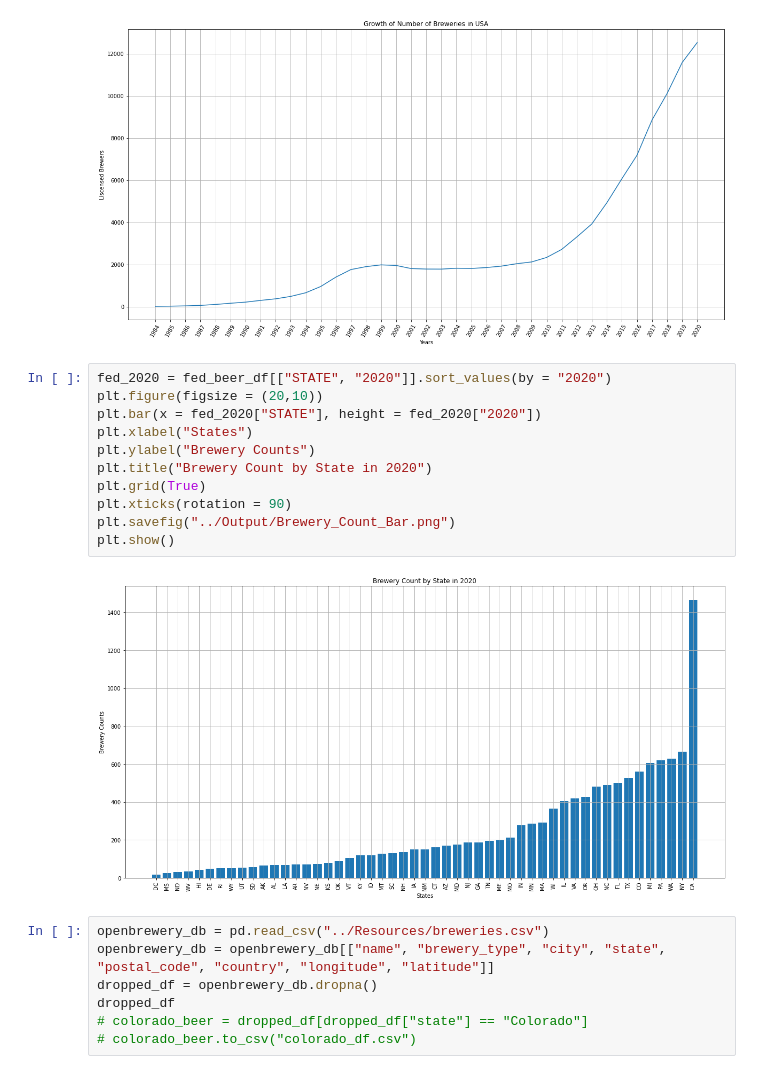
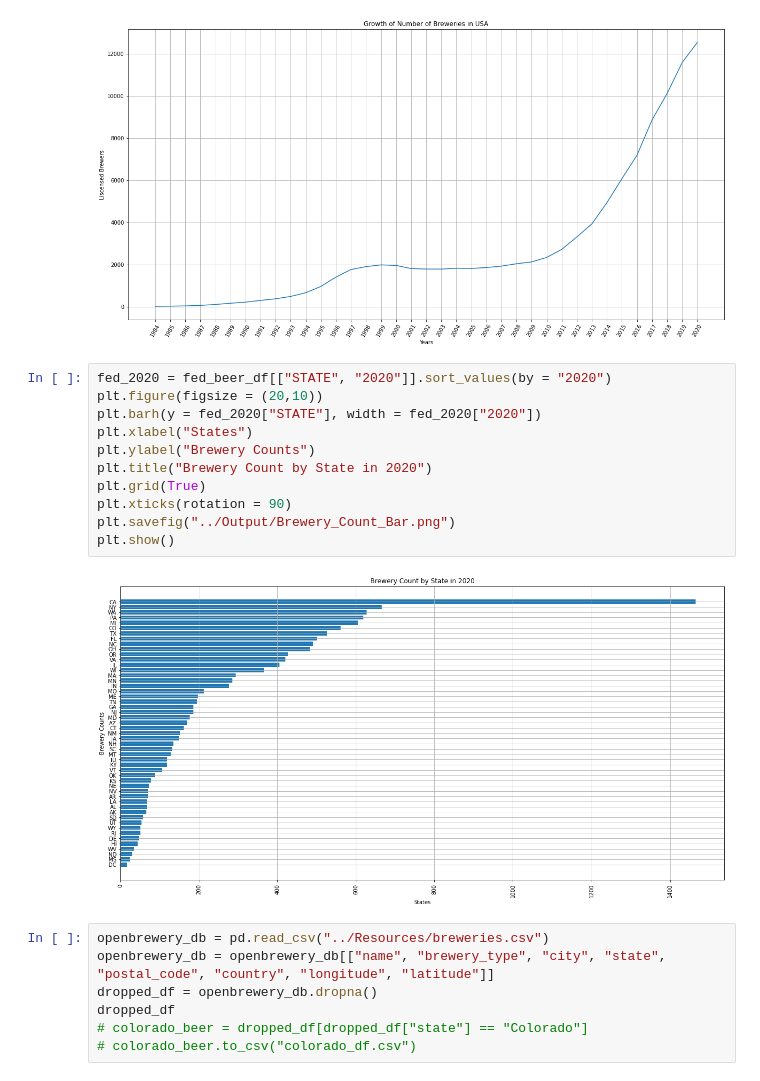
Before and after one commit to bgtaber/brewcrew_project, a Jupyter notebook: Scripts/beer.ipynb, the cells around one changed output. Drawn from its saved outputs; the diff is of its cells as text.

```diff
--- a/Scripts/beer.ipynb
+++ b/Scripts/beer.ipynb
@@ -27,16 +27,16 @@ plt.show()
 # %%
 fed_2020 = fed_beer_df[["STATE", "2020"]].sort_values(by = "2020")
 plt.figure(figsize = (20,10))
-plt.bar(x = fed_2020["STATE"], height = fed_2020["2020"])
+plt.barh(y = fed_2020["STATE"], width = fed_2020["2020"])
 plt.xlabel("States")
 plt.ylabel("Brewery Counts")
 plt.title("Brewery Count by State in 2020")
 plt.grid(True)
 plt.xticks(rotation = 90)
 plt.savefig("../Output/Brewery_Count_Bar.png")
 plt.show()
 # %% [output]
-[figure, old version]
+[figure, new version]
 # %%
 openbrewery_db = pd.read_csv("../Resources/breweries.csv")
 openbrewery_db = openbrewery_db[["name", "brewery_type", "city", "state", "postal_code", "country", "longitude", "latitude"]]
```
Also changed, not shown: parts of 3 cells of this notebook, 3 other files.
